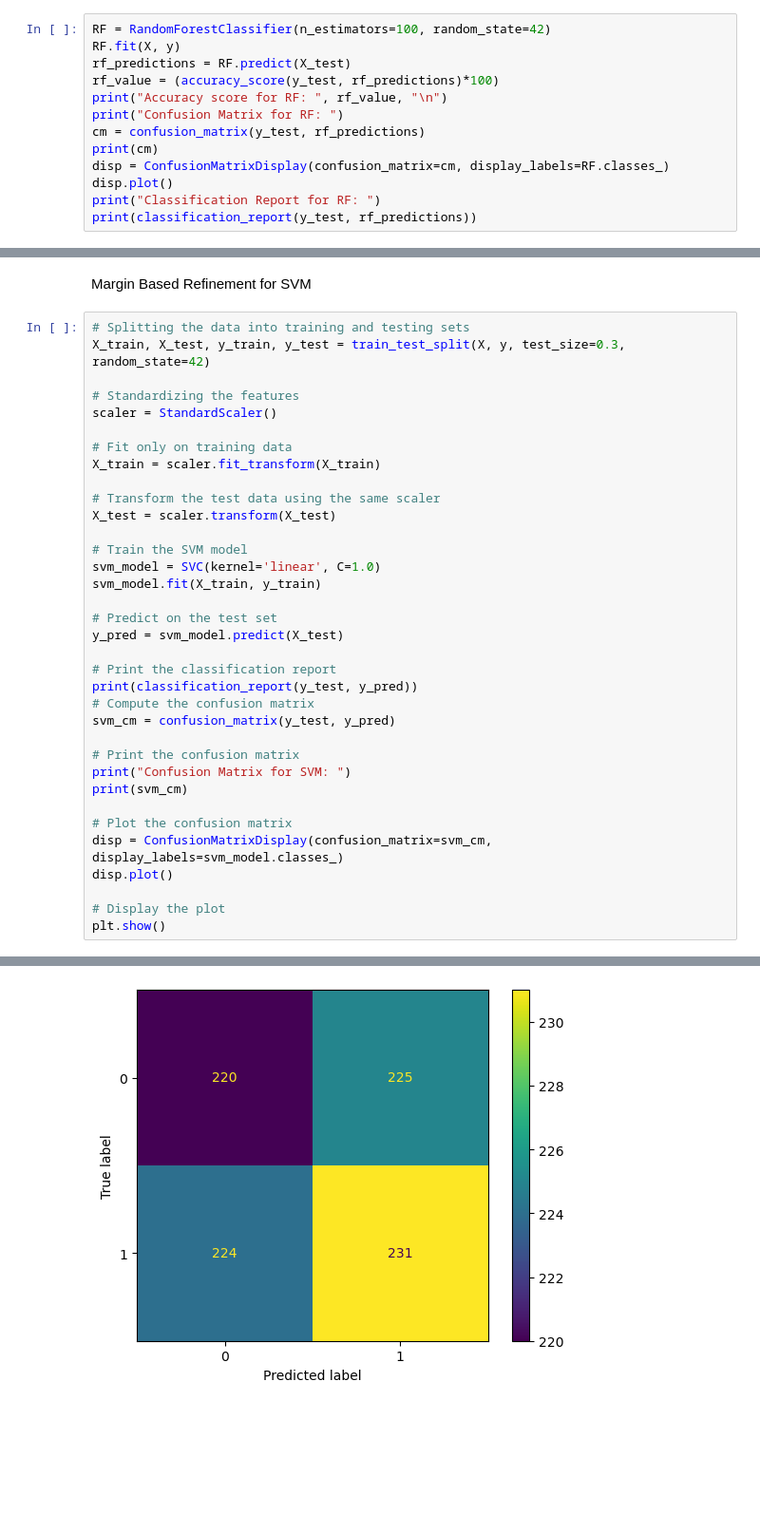
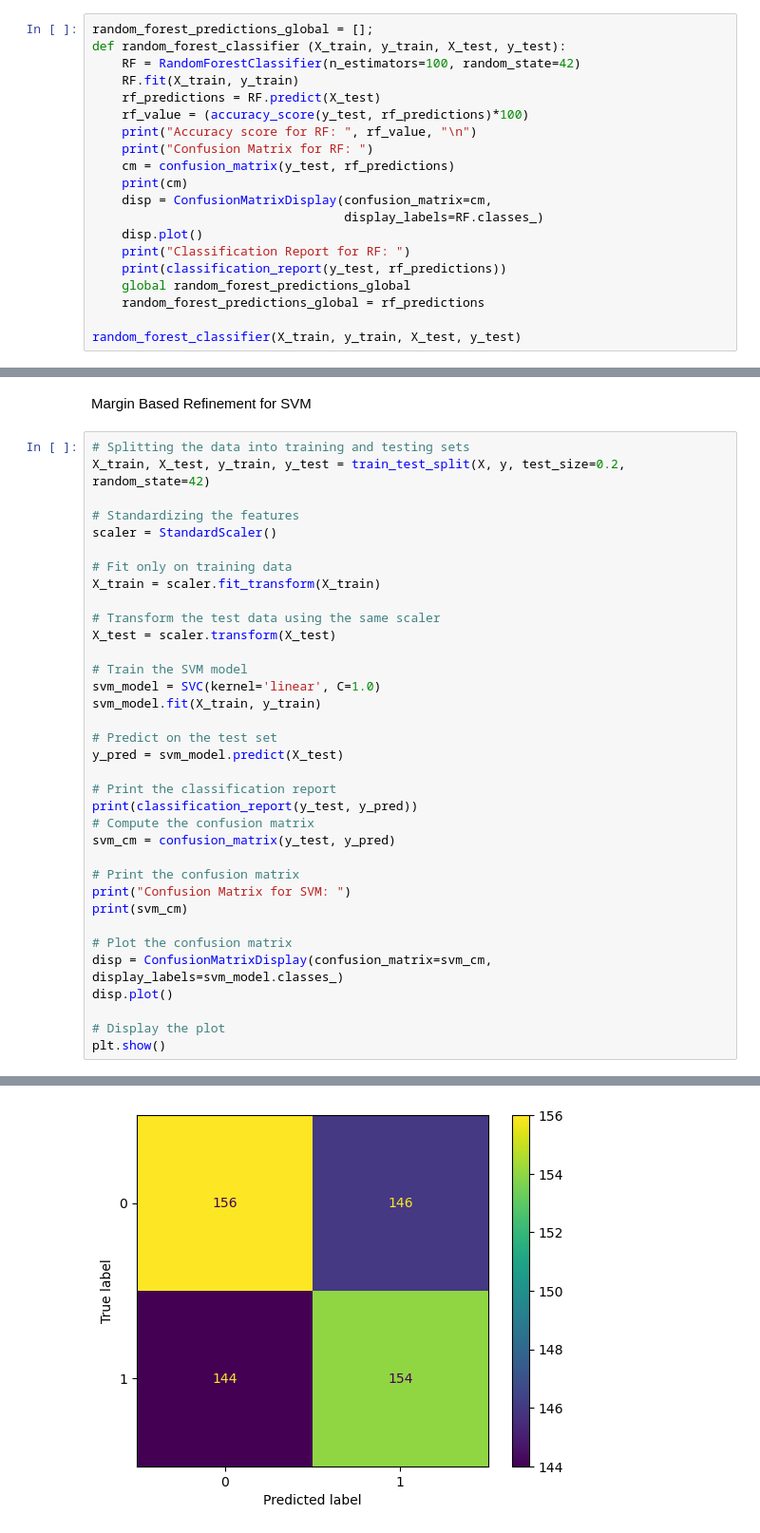
Before and after one commit to parajuliaryan/Lung_Cancer_Classification, a Jupyter notebook: authentication.ipynb, the cells around one changed output, grey strips where cells are left out. Shown at 95% size. Saved outputs shown, nothing was run; the diff lists cells and outputs as text; blank space fills up the shorter version.

```diff
--- a/authentication.ipynb
+++ b/authentication.ipynb
@@ -325,16 +356,23 @@ weighted avg       1.00      1.00      1.00       600
 # %% [markdown]
 Random Forest Classifier Implementation
 # %%
-RF = RandomForestClassifier(n_estimators=100, random_state=42)
-RF.fit(X, y)
-rf_predictions = RF.predict(X_test)
-rf_value = (accuracy_score(y_test, rf_predictions)*100)
-print("Accuracy score for RF: ", rf_value, "\n")
-print("Confusion Matrix for RF: ")
-cm = confusion_matrix(y_test, rf_predictions)
-print(cm)
-disp = ConfusionMatrixDisplay(confusion_matrix=cm, display_labels=RF.classes_)
-disp.plot()
-print("Classification Report for RF: ")
-print(classification_report(y_test, rf_predictions))
+random_forest_predictions_global = [];
+def random_forest_classifier (X_train, y_train, X_test, y_test):
+    RF = RandomForestClassifier(n_estimators=100, random_state=42)
+    RF.fit(X_train, y_train)
+    rf_predictions = RF.predict(X_test)
+    rf_value = (accuracy_score(y_test, rf_predictions)*100)
+    print("Accuracy score for RF: ", rf_value, "\n")
+    print("Confusion Matrix for RF: ")
+    cm = confusion_matrix(y_test, rf_predictions)
+    print(cm)
+    disp = ConfusionMatrixDisplay(confusion_matrix=cm,
+                                  display_labels=RF.classes_)
+    disp.plot()
+    print("Classification Report for RF: ")
+    print(classification_report(y_test, rf_predictions))
+    global random_forest_predictions_global
+    random_forest_predictions_global = rf_predictions
+
+random_forest_classifier(X_train, y_train, X_test, y_test)
 # %% [output]
@@ -559,7 +544,7 @@ Only 0 feature(s) were selected by FDR. Not enough to plot Feature 1 vs Feature
 Margin Based Refinement for SVM
 # %%
 # Splitting the data into training and testing sets
-X_train, X_test, y_train, y_test = train_test_split(X, y, test_size=0.3, random_state=42)
+X_train, X_test, y_train, y_test = train_test_split(X, y, test_size=0.2, random_state=42)
 
 # Standardizing the features
 scaler = StandardScaler()
@@ -608 +593 @@ Confusion Matrix for SVM:
-[figure, old version]
+[figure, new version]
```
Also changed, not shown: parts of 15 cells of this notebook, 8 other files.
